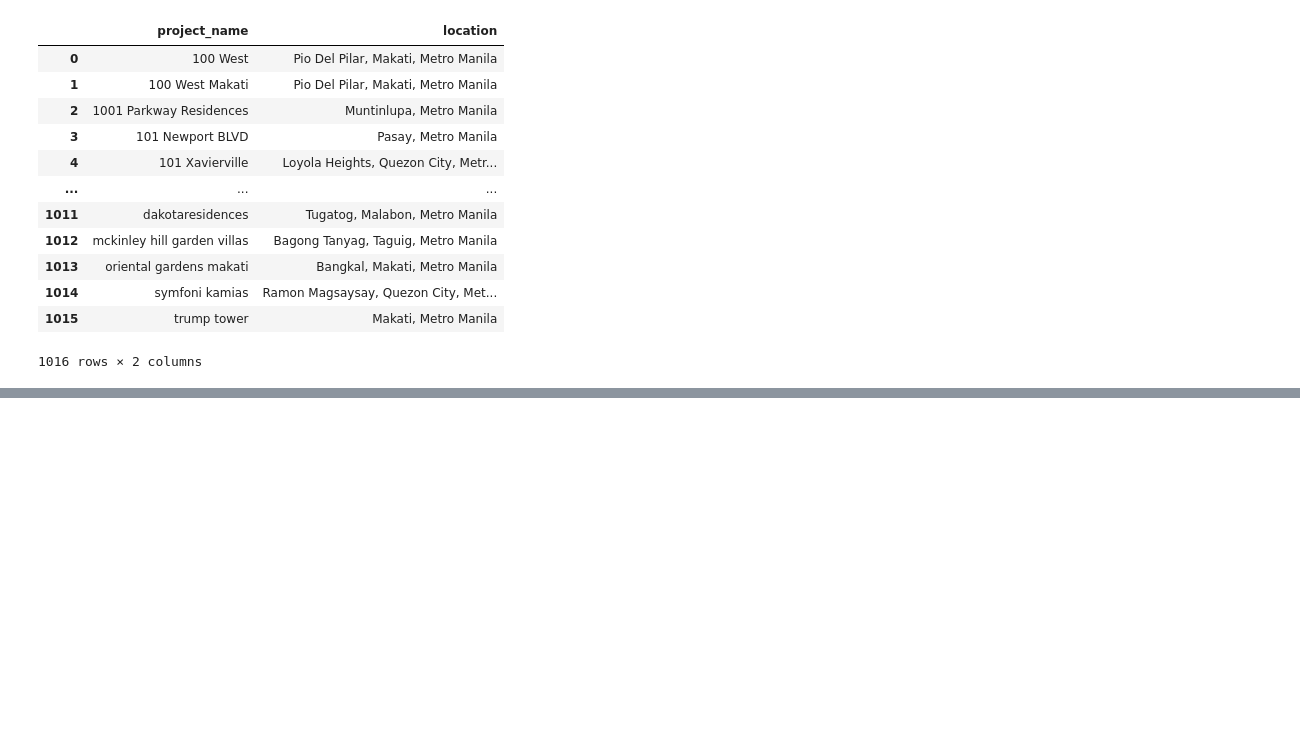
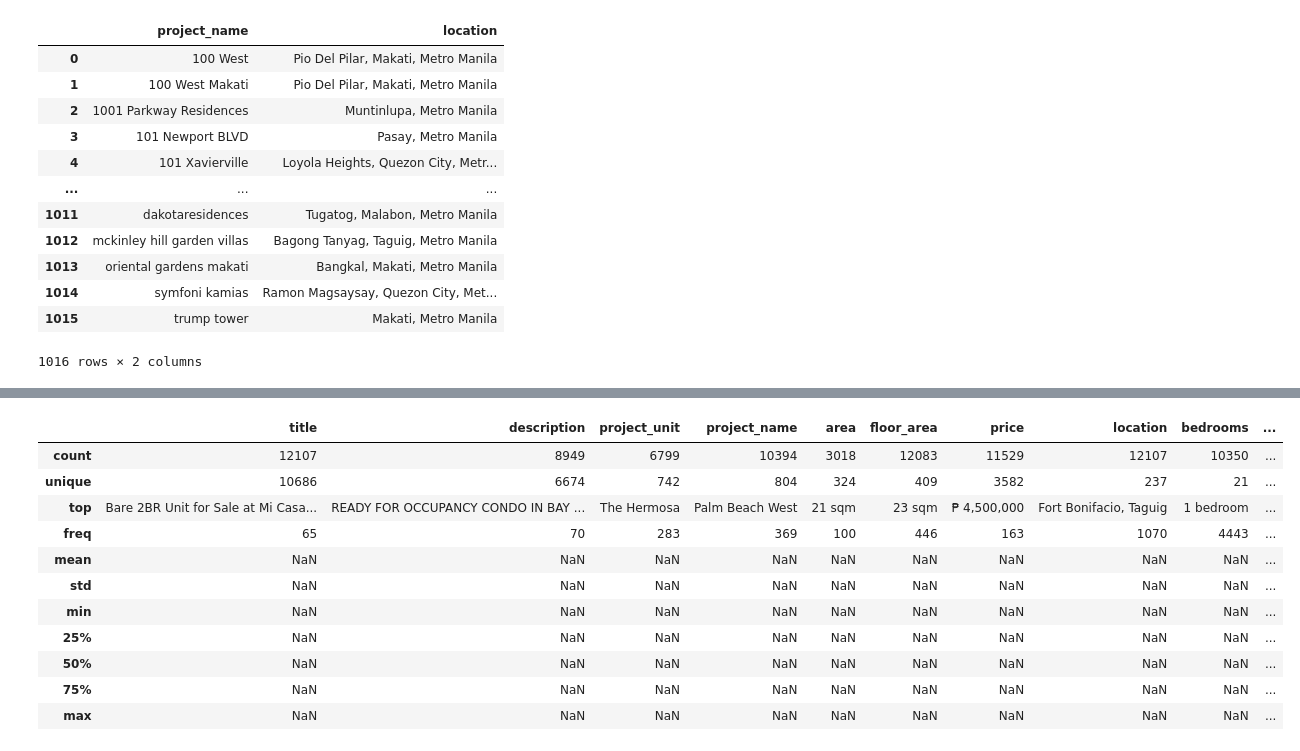
Before and after one commit to darryl-john/condo-amenity-proximity, a Jupyter notebook: data-cleaning-v2.ipynb, the cells around one changed output, grey strips where cells are left out. Drawn from its saved outputs; the diff is of its cells as text; code cells hidden in the pictures; blank space fills up the shorter version.

```diff
--- a/data-cleaning-v2.ipynb
+++ b/data-cleaning-v2.ipynb
@@ -82,5 +80,22 @@ df.describe(include='all')
 | 50% | NaN | NaN | NaN | NaN | NaN | NaN | NaN | NaN | NaN | ... |
 | 75% | NaN | NaN | NaN | NaN | NaN | NaN | NaN | NaN | NaN | ... |
 | max | NaN | NaN | NaN | NaN | NaN | NaN | NaN | NaN | NaN | ... |
+# %%
+df1 = df.copy()
+
+df1.describe(include='all')
+# %% [output]
+|  | title | description | project_unit | project_name | area | floor_area | price | location | bedrooms | ... |
+| count | 12107 | 8949 | 6799 | 10394 | 3018 | 12083 | 11529 | 12107 | 10350 | ... |
+| unique | 10686 | 6674 | 742 | 804 | 324 | 409 | 3582 | 237 | 21 | ... |
+| top | Bare 2BR Unit for Sale at Mi Casa... | READY FOR OCCUPANCY CONDO IN BAY ... | The Hermosa | Palm Beach West | 21 sqm | 23 sqm | ₱ 4,500,000 | Fort Bonifacio, Taguig | 1 bedroom | ... |
+| freq | 65 | 70 | 283 | 369 | 100 | 446 | 163 | 1070 | 4443 | ... |
+| mean | NaN | NaN | NaN | NaN | NaN | NaN | NaN | NaN | NaN | ... |
+| std | NaN | NaN | NaN | NaN | NaN | NaN | NaN | NaN | NaN | ... |
+| min | NaN | NaN | NaN | NaN | NaN | NaN | NaN | NaN | NaN | ... |
+| 25% | NaN | NaN | NaN | NaN | NaN | NaN | NaN | NaN | NaN | ... |
+| 50% | NaN | NaN | NaN | NaN | NaN | NaN | NaN | NaN | NaN | ... |
+| 75% | NaN | NaN | NaN | NaN | NaN | NaN | NaN | NaN | NaN | ... |
+| max | NaN | NaN | NaN | NaN | NaN | NaN | NaN | NaN | NaN | ... |
 # %%
 # remove duplicate rows and filter out rows with missing 'project_name', 'price'
```
Also changed, not shown: parts of 11 cells of this notebook.
